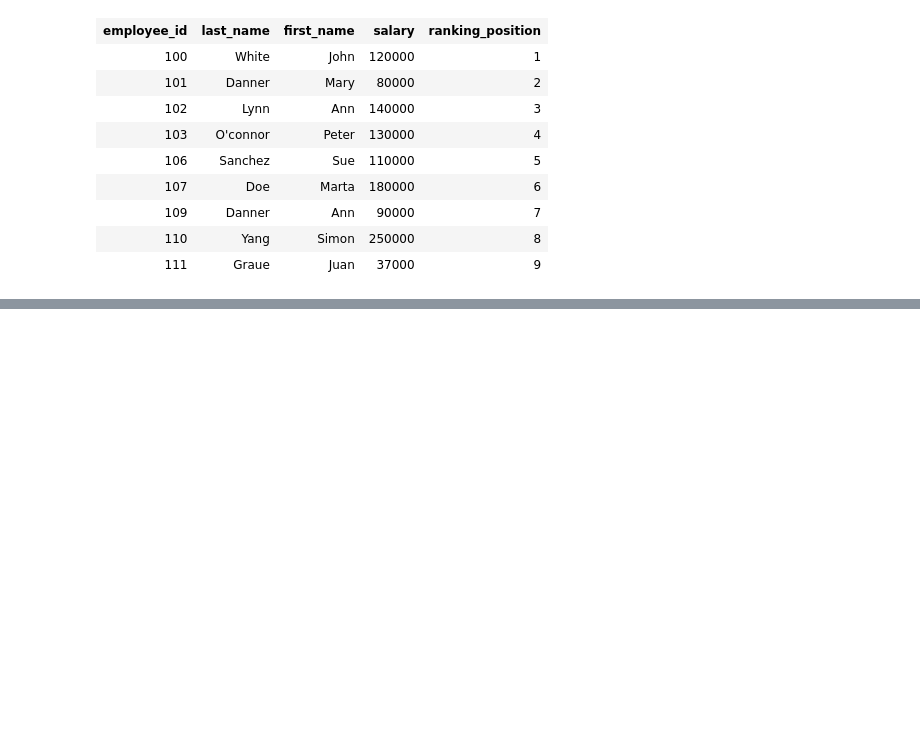
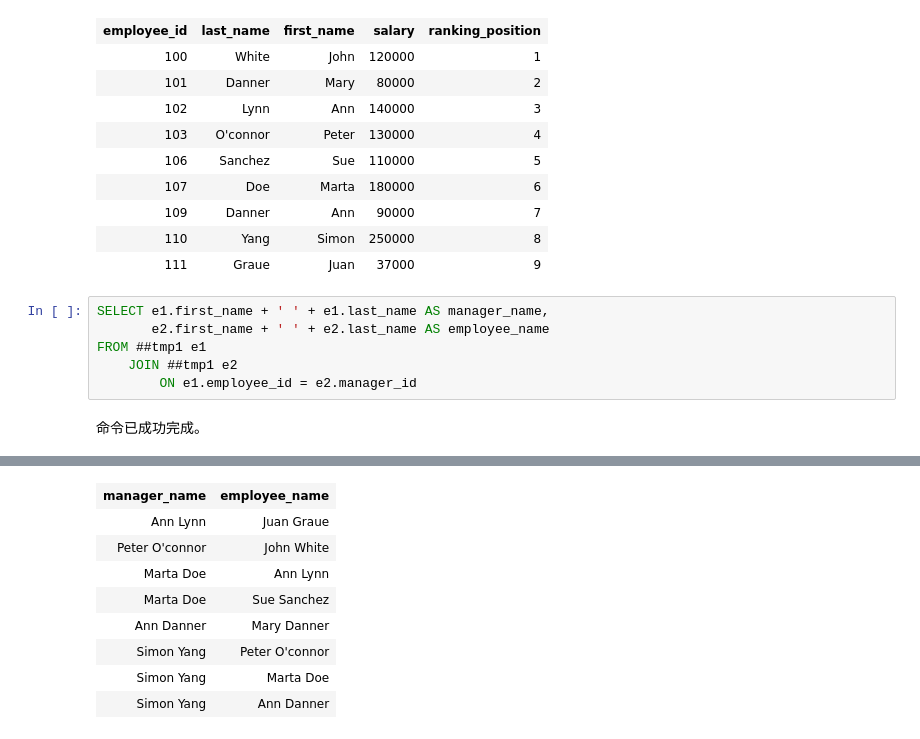
Before and after one commit to duchengli/Advanced-SQL, a Jupyter notebook: 25 Advanced SQL Query Examples.ipynb, the cells around one changed output, grey strips where cells are left out. Drawn from its saved outputs; the diff is of its cells as text; blank space fills up the shorter version.

```diff
--- a/25 Advanced SQL Query Examples.ipynb
+++ b/25 Advanced SQL Query Examples.ipynb
@@ -243,3 +243,11 @@ FROM ##tmp1
 | 109 | Danner | Ann | 90000 | 7 |
 | 110 | Yang | Simon | 250000 | 8 |
 | 111 | Graue | Juan | 37000 | 9 |
+# %%
+SELECT e1.first_name + ' ' + e1.last_name AS manager_name,
+       e2.first_name + ' ' + e2.last_name AS employee_name
+FROM ##tmp1 e1
+    JOIN ##tmp1 e2
+        ON e1.employee_id = e2.manager_id
+# %% [output]
+命令已成功完成。
@@ -245,0 +255,9 @@ FROM ##tmp1
+| manager_name | employee_name |
+| Ann Lynn | Juan Graue |
+| Peter O'connor | John White |
+| Marta Doe | Ann Lynn |
+| Marta Doe | Sue Sanchez |
+| Ann Danner | Mary Danner |
+| Simon Yang | Peter O'connor |
+| Simon Yang | Marta Doe |
+| Simon Yang | Ann Danner |
```
Also changed, not shown: parts of 7 cells of this notebook.
